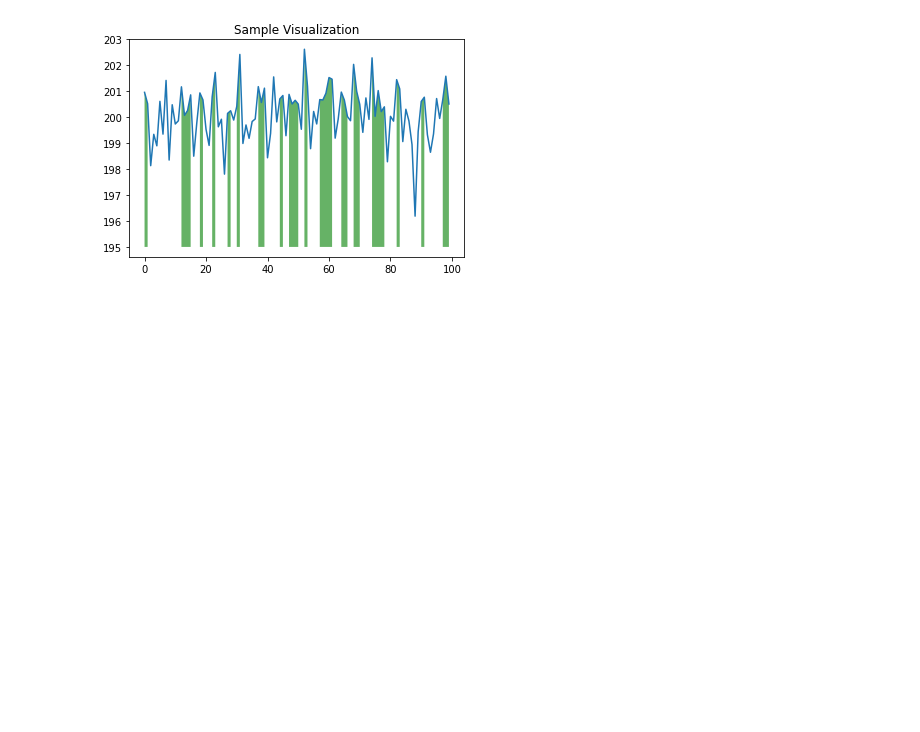
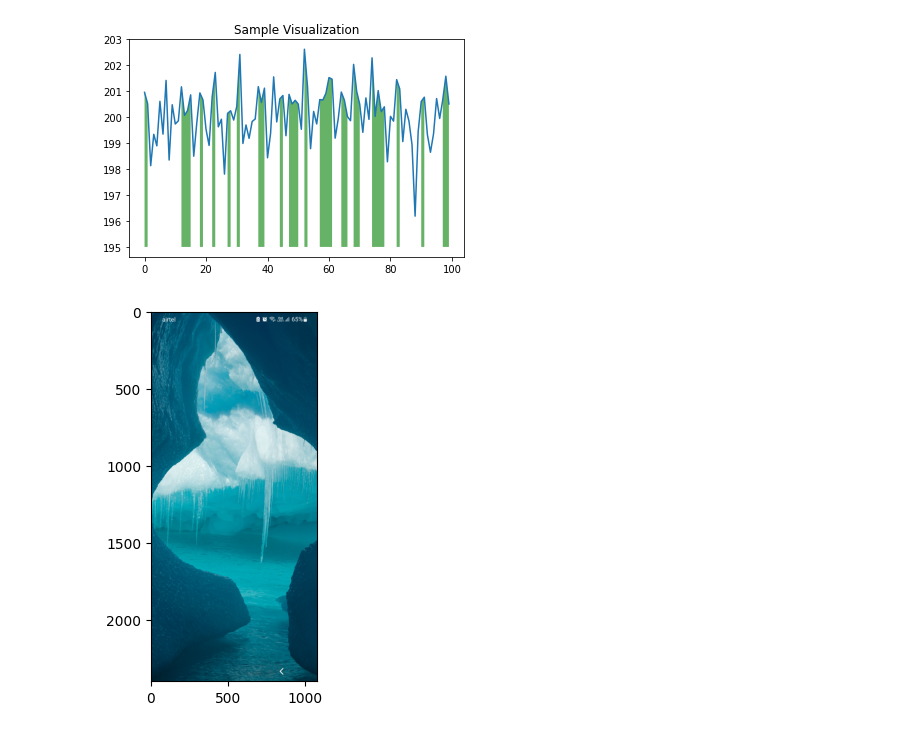
Before and after one commit to Vaishnavigithub45/Fmml_labs., a Jupyter notebook: FMML_2023_Basics_of_Python.ipynb, the cells around one changed output. Cells and saved outputs as stored; diff of their text form; code cells hidden in the pictures; blank space fills up the shorter version.

```diff
--- a/FMML_2023_Basics_of_Python.ipynb
+++ b/FMML_2023_Basics_of_Python.ipynb
@@ -437,3 +706,15 @@ plt.show()
 ## Answer 3 :
 
 ## 1) make sure drive is loaded and then upload a test image onto your drive
+# %%
+import matplotlib.pyplot as plt
+
+image_path = '/content/Screenshot_20230822-161048_One UI Home.jpg'
+
+
+image = plt.imread(image_path)
+plt.imshow(image)
+plt.axis('on')  # Optional: Turn off axis labels
+plt.show()
+# %% [output]
+[figure, added]
```
Also changed, not shown: parts of 50 cells of this notebook.
